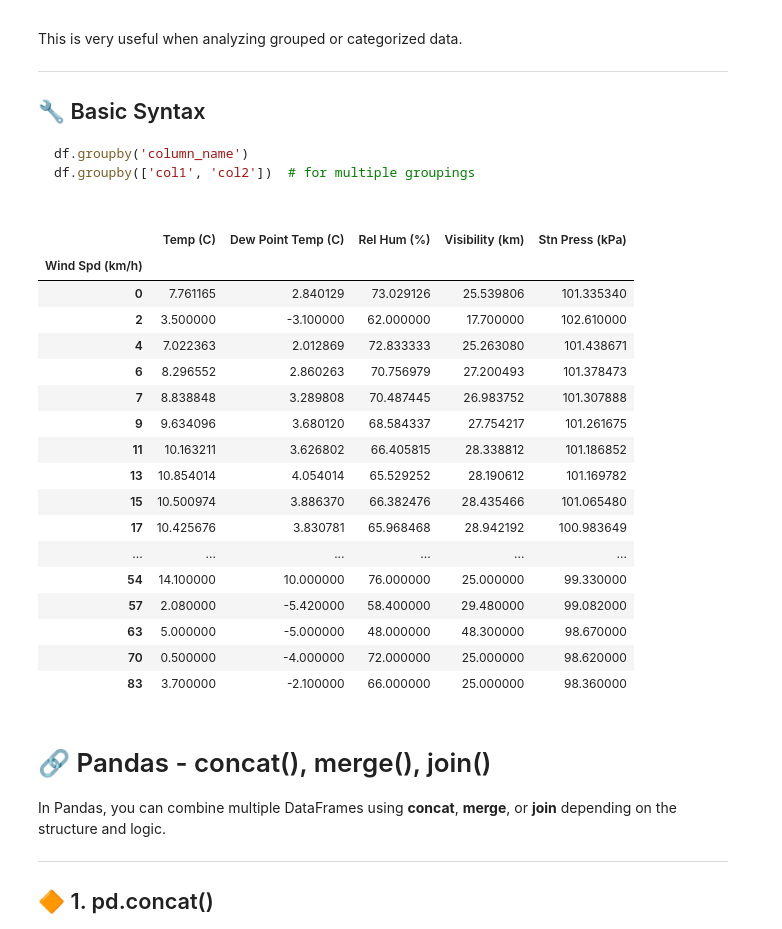
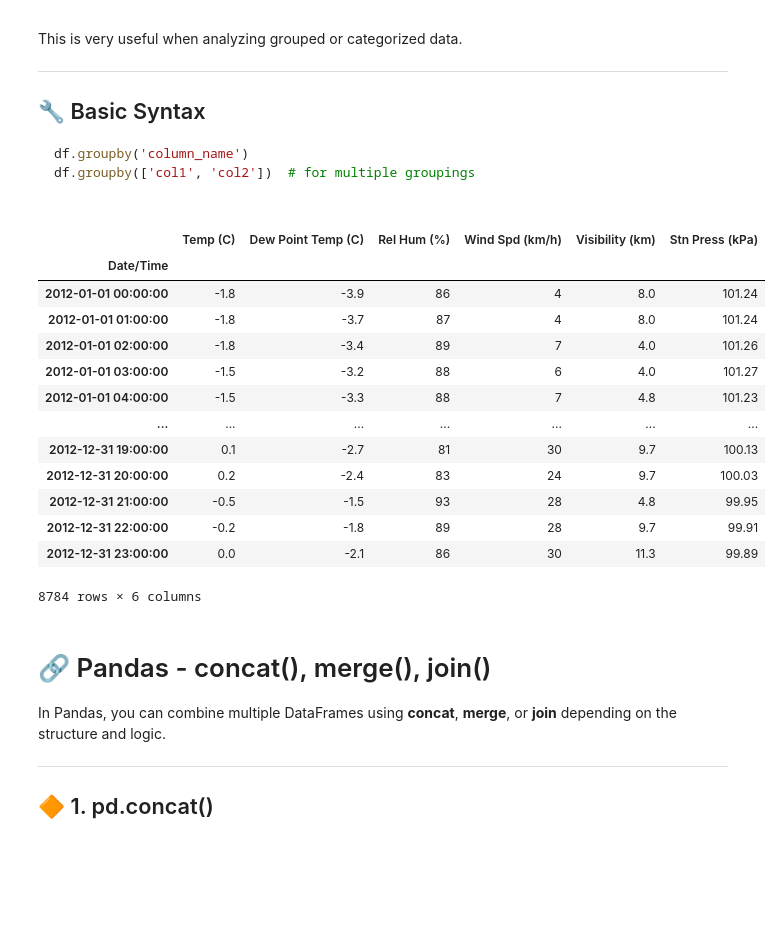
Before and after one commit to DEBAJITSAMANTA7/Big-Data-Engineering-Full, a Jupyter notebook: Pandas_python/pandas_part5.ipynb, the cells around one changed output. Cells and saved outputs as stored; diff of their text form; code cells hidden in the pictures; blank space fills up the shorter version.

```diff
--- a/Pandas_python/pandas_part5.ipynb
+++ b/Pandas_python/pandas_part5.ipynb
@@ -116,33 +116,30 @@ df.groupby(['col1', 'col2'])  # for multiple groupings
 # %%
 
 
-mean_temparature_df2=weather_df.groupby(weather_df['Date/Time'].dt.month).mean(numeric_only=True).reset_index()
-mean_temparature_df2
+# mean_temparature_df2=weather_df.groupby(weather_df['Date/Time'].dt.month).mean(numeric_only=True).reset_index()
+# mean_temparature_df2
 
 # .mean(numeric_only=True) means in the column all the mean will happen only for the numeric values columns
 
 # or specify the column that you want to print
 
 weather_df.groupby(weather_df['Wind Spd (km/h)']).mean(numeric_only=True)
+weather_df.groupby(weather_df['Date/Time']).max(numeric_only=True)
 # %% [output]
-|  | Temp (C) | Dew Point Temp (C) | Rel Hum (%) | Visibility (km) | Stn Press (kPa) |
-| Wind Spd (km/h) |  |  |  |  |  |
-| 0 | 7.761165 | 2.840129 | 73.029126 | 25.539806 | 101.335340 |
-| 2 | 3.500000 | -3.100000 | 62.000000 | 17.700000 | 102.610000 |
-| 4 | 7.022363 | 2.012869 | 72.833333 | 25.263080 | 101.438671 |
-| 6 | 8.296552 | 2.860263 | 70.756979 | 27.200493 | 101.378473 |
-| 7 | 8.838848 | 3.289808 | 70.487445 | 26.983752 | 101.307888 |
-| 9 | 9.634096 | 3.680120 | 68.584337 | 27.754217 | 101.261675 |
-| 11 | 10.163211 | 3.626802 | 66.405815 | 28.338812 | 101.186852 |
-| 13 | 10.854014 | 4.054014 | 65.529252 | 28.190612 | 101.169782 |
-| 15 | 10.500974 | 3.886370 | 66.382476 | 28.435466 | 101.065480 |
-| 17 | 10.425676 | 3.830781 | 65.968468 | 28.942192 | 100.983649 |
-| ... | ... | ... | ... | ... | ... |
-| 54 | 14.100000 | 10.000000 | 76.000000 | 25.000000 | 99.330000 |
-| 57 | 2.080000 | -5.420000 | 58.400000 | 29.480000 | 99.082000 |
-| 63 | 5.000000 | -5.000000 | 48.000000 | 48.300000 | 98.670000 |
-| 70 | 0.500000 | -4.000000 | 72.000000 | 25.000000 | 98.620000 |
-| 83 | 3.700000 | -2.100000 | 66.000000 | 25.000000 | 98.360000 |
+|  | Temp (C) | Dew Point Temp (C) | Rel Hum (%) | Wind Spd (km/h) | Visibility (km) | Stn Press (kPa) |
+| Date/Time |  |  |  |  |  |  |
+| 2012-01-01 00:00:00 | -1.8 | -3.9 | 86 | 4 | 8.0 | 101.24 |
+| 2012-01-01 01:00:00 | -1.8 | -3.7 | 87 | 4 | 8.0 | 101.24 |
+| 2012-01-01 02:00:00 | -1.8 | -3.4 | 89 | 7 | 4.0 | 101.26 |
+| 2012-01-01 03:00:00 | -1.5 | -3.2 | 88 | 6 | 4.0 | 101.27 |
+| 2012-01-01 04:00:00 | -1.5 | -3.3 | 88 | 7 | 4.8 | 101.23 |
+| ... | ... | ... | ... | ... | ... | ... |
+| 2012-12-31 19:00:00 | 0.1 | -2.7 | 81 | 30 | 9.7 | 100.13 |
+| 2012-12-31 20:00:00 | 0.2 | -2.4 | 83 | 24 | 9.7 | 100.03 |
+| 2012-12-31 21:00:00 | -0.5 | -1.5 | 93 | 28 | 4.8 | 99.95 |
+| 2012-12-31 22:00:00 | -0.2 | -1.8 | 89 | 28 | 9.7 | 99.91 |
+| 2012-12-31 23:00:00 | 0.0 | -2.1 | 86 | 30 | 11.3 | 99.89 |
+8784 rows × 6 columns
 # %% [markdown]
 # 🔗 Pandas - concat(), merge(), join()
 
```
Also changed, not shown: parts of 1 cell of this notebook, 1 other file.
